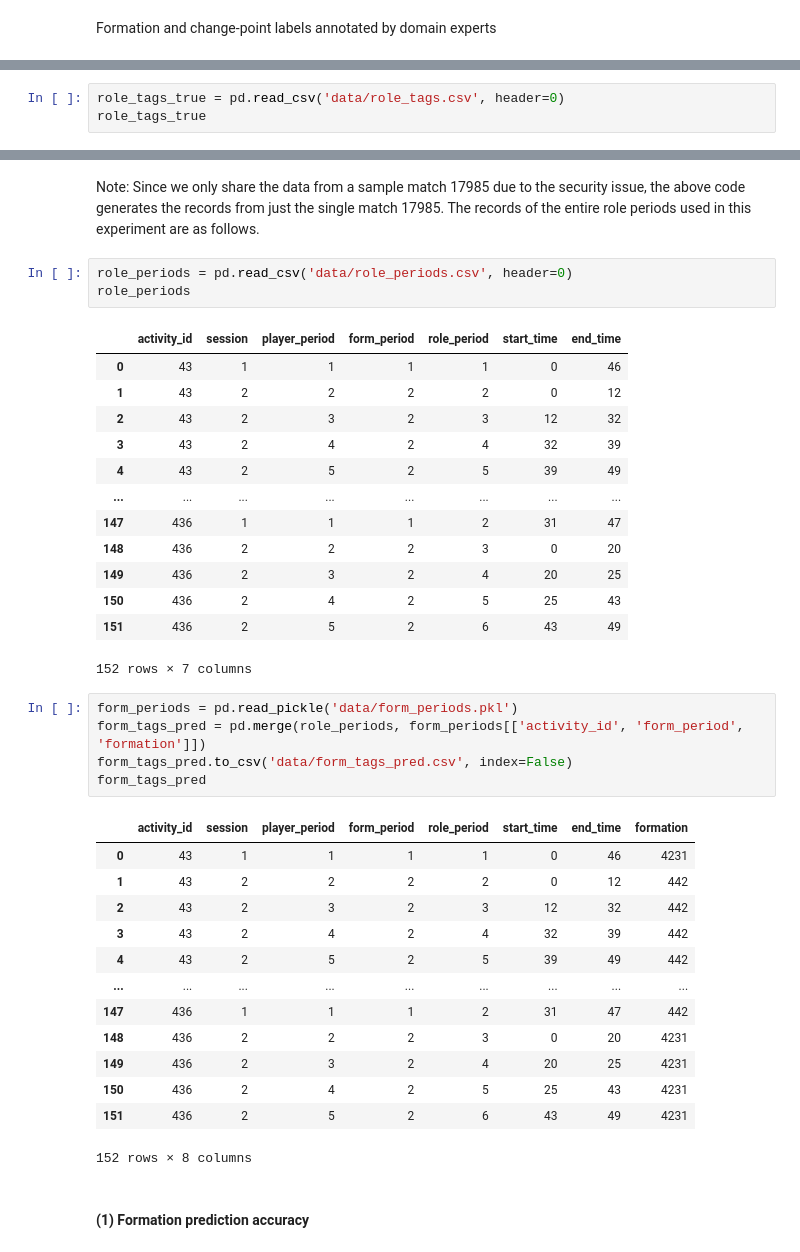
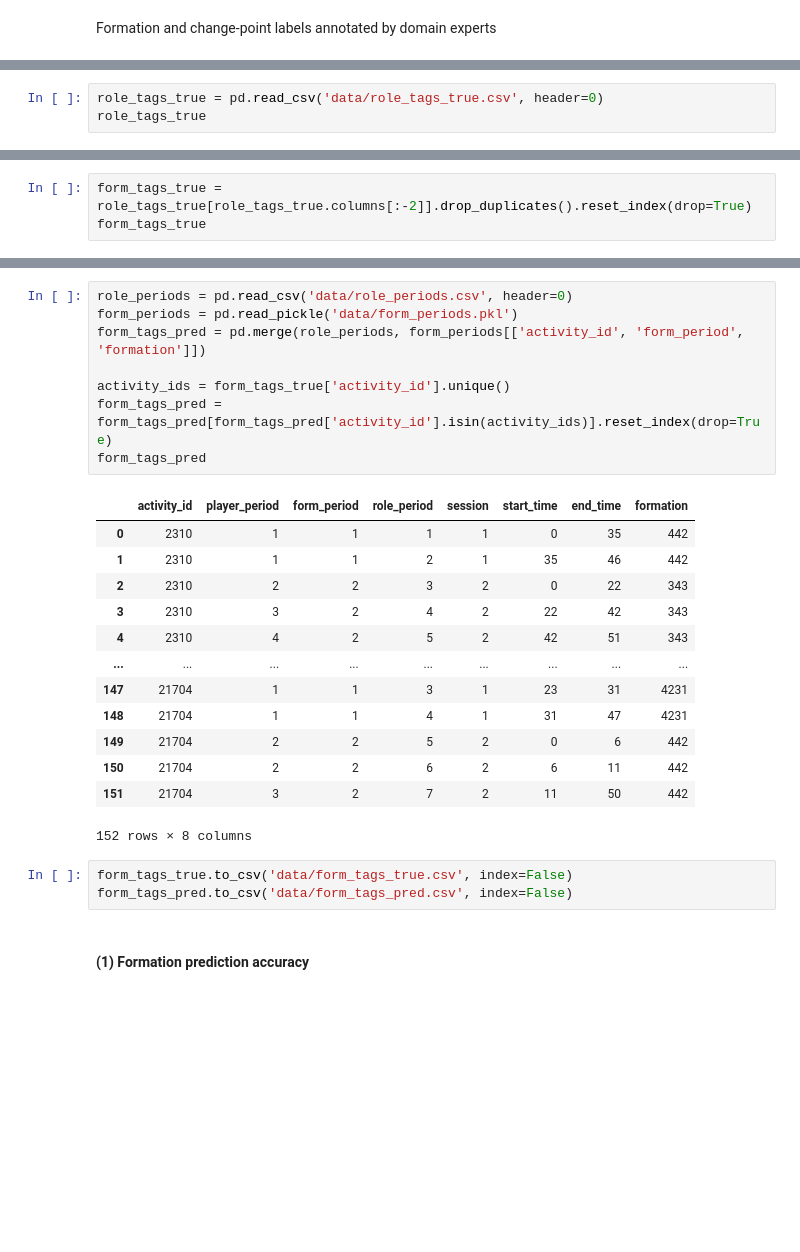
Before and after one commit to pientist/soccercpd, a Jupyter notebook: src/3_model_evaluation.ipynb, the cells around one changed output, grey strips where cells are left out. Cells and saved outputs as stored; diff of their text form; blank space fills up the shorter version.

```diff
--- a/src/3_model_evaluation.ipynb
+++ b/src/3_model_evaluation.ipynb
@@ -48,5 +28,5 @@ form_tags_true
 # %%
-role_tags_true = pd.read_csv('data/role_tags.csv', header=0)
+role_tags_true = pd.read_csv('data/role_tags_true.csv', header=0)
 role_tags_true
 # %% [output]
 |  | activity_id | role_period | session | start_time | end_time | formation | squad_num | aligned_role |
@@ -64,0 +45,3 @@ role_tags_true
+# %%
+form_tags_true = role_tags_true[role_tags_true.columns[:-2]].drop_duplicates().reset_index(drop=True)
+form_tags_true
@@ -117,40 +65,27 @@ role_periods
-# %% [markdown]
-Note: Since we only share the data from a sample match 17985 due to the security issue, the above code generates the records from just the single match 17985. The records of the entire role periods used in this experiment are as follows.
-# %%
-role_periods = pd.read_csv('data/role_periods.csv', header=0)
-role_periods
-# %% [output]
-|  | activity_id | session | player_period | form_period | role_period | start_time | end_time |
-| 0 | 43 | 1 | 1 | 1 | 1 | 0 | 46 |
-| 1 | 43 | 2 | 2 | 2 | 2 | 0 | 12 |
-| 2 | 43 | 2 | 3 | 2 | 3 | 12 | 32 |
-| 3 | 43 | 2 | 4 | 2 | 4 | 32 | 39 |
-| 4 | 43 | 2 | 5 | 2 | 5 | 39 | 49 |
-| ... | ... | ... | ... | ... | ... | ... | ... |
-| 147 | 436 | 1 | 1 | 1 | 2 | 31 | 47 |
-| 148 | 436 | 2 | 2 | 2 | 3 | 0 | 20 |
-| 149 | 436 | 2 | 3 | 2 | 4 | 20 | 25 |
-| 150 | 436 | 2 | 4 | 2 | 5 | 25 | 43 |
-| 151 | 436 | 2 | 5 | 2 | 6 | 43 | 49 |
-152 rows × 7 columns
 # %%
+role_periods = pd.read_csv('data/role_periods.csv', header=0)
 form_periods = pd.read_pickle('data/form_periods.pkl')
 form_tags_pred = pd.merge(role_periods, form_periods[['activity_id', 'form_period', 'formation']])
-form_tags_pred.to_csv('data/form_tags_pred.csv', index=False)
+
+activity_ids = form_tags_true['activity_id'].unique()
+form_tags_pred = form_tags_pred[form_tags_pred['activity_id'].isin(activity_ids)].reset_index(drop=True)
 form_tags_pred
 # %% [output]
-|  | activity_id | session | player_period | form_period | role_period | start_time | end_time | formation |
-| 0 | 43 | 1 | 1 | 1 | 1 | 0 | 46 | 4231 |
-| 1 | 43 | 2 | 2 | 2 | 2 | 0 | 12 | 442 |
-| 2 | 43 | 2 | 3 | 2 | 3 | 12 | 32 | 442 |
-| 3 | 43 | 2 | 4 | 2 | 4 | 32 | 39 | 442 |
-| 4 | 43 | 2 | 5 | 2 | 5 | 39 | 49 | 442 |
+|  | activity_id | player_period | form_period | role_period | session | start_time | end_time | formation |
+| 0 | 2310 | 1 | 1 | 1 | 1 | 0 | 35 | 442 |
+| 1 | 2310 | 1 | 1 | 2 | 1 | 35 | 46 | 442 |
+| 2 | 2310 | 2 | 2 | 3 | 2 | 0 | 22 | 343 |
+| 3 | 2310 | 3 | 2 | 4 | 2 | 22 | 42 | 343 |
+| 4 | 2310 | 4 | 2 | 5 | 2 | 42 | 51 | 343 |
 | ... | ... | ... | ... | ... | ... | ... | ... | ... |
-| 147 | 436 | 1 | 1 | 1 | 2 | 31 | 47 | 442 |
-| 148 | 436 | 2 | 2 | 2 | 3 | 0 | 20 | 4231 |
-| 149 | 436 | 2 | 3 | 2 | 4 | 20 | 25 | 4231 |
-| 150 | 436 | 2 | 4 | 2 | 5 | 25 | 43 | 4231 |
-| 151 | 436 | 2 | 5 | 2 | 6 | 43 | 49 | 4231 |
+| 147 | 21704 | 1 | 1 | 3 | 1 | 23 | 31 | 4231 |
+| 148 | 21704 | 1 | 1 | 4 | 1 | 31 | 47 | 4231 |
+| 149 | 21704 | 2 | 2 | 5 | 2 | 0 | 6 | 442 |
+| 150 | 21704 | 2 | 2 | 6 | 2 | 6 | 11 | 442 |
+| 151 | 21704 | 3 | 2 | 7 | 2 | 11 | 50 | 442 |
 152 rows × 8 columns
+# %%
+form_tags_true.to_csv('data/form_tags_true.csv', index=False)
+form_tags_pred.to_csv('data/form_tags_pred.csv', index=False)
 # %% [markdown]
 #### (1) Formation prediction accuracy
```
Also changed, not shown: parts of 12 cells of this notebook, 6 other files.
